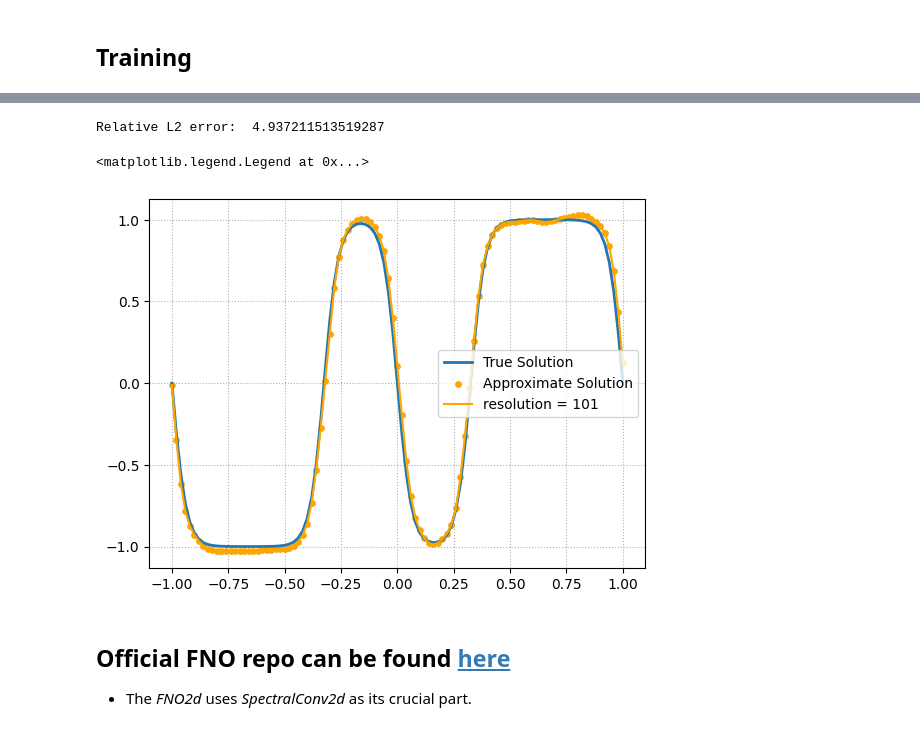
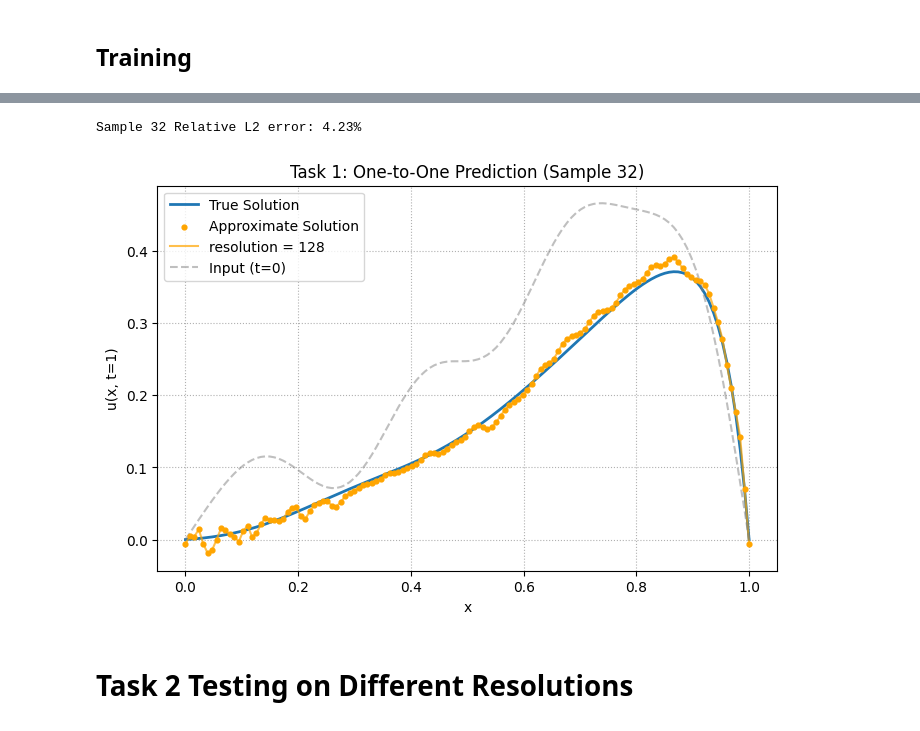
Before and after one commit to S1ntax3rror/AIinScienceAndEng26, a Jupyter notebook: FNO_for_DynamicalSystem/FNO_for_a_dynamical_system.ipynb, the cells around one changed output, grey strips where cells are left out. Cells and saved outputs as stored; diff of their text form; code cells hidden in the pictures.

Commit message:
completed task1 and 2

```diff
--- a/FNO_for_DynamicalSystem/FNO_for_a_dynamical_system.ipynb
+++ b/FNO_for_DynamicalSystem/FNO_for_a_dynamical_system.ipynb
@@ -204,7 +162,7 @@ step_size = 50
 gamma = 0.5
 # %%
 modes = 16
-width = 64
+width = 128
 fno = FNO1d(modes, width) # model
 # %% [markdown]
 ## Training
@@ -279,31 +281,0 @@ Relative L2 error:  4.240896701812744
-# %%
-subsample = 10 #Subsample the test to see the resolution invarianve properties
-
-idx_data = 12
-input_function_test_n = input_function_test[idx_data, ::subsample].unsqueeze(0)
-output_function_test_n = output_function_test[idx_data, ::subsample].unsqueeze(0)
-res = output_function_test_n.shape[1]
-
-
-output_function_test_pred_n = fno(input_function_test_n)
-
-
-plt.figure()
-plt.grid(True, which="both", ls=":")
-plt.plot(input_function_test_n[0,:,1].detach(), output_function_test_n[0].detach(), label="True Solution", c="C0", lw=2)
-plt.scatter(input_function_test_n[0,:,1].detach(), output_function_test_pred_n[0].detach(), label="Approximate Solution", s=15 ,color = "orange")
-plt.plot(input_function_test_n[0,:,1].detach(), output_function_test_pred_n[0].detach(), color = "orange", label = f"resolution = {res}")
-
-p = 2
-err = (torch.mean(abs(output_function_test_n.detach().reshape(-1, ) - output_function_test_pred_n.detach().reshape(-1, )) ** p) / torch.mean(abs(output_function_test_n.detach()) ** p)) ** (1 / p) * 100
-print("Relative L2 error: ", err.item())
-plt.legend()
-# %% [output]
-Relative L2 error:  4.937211513519287
-<matplotlib.legend.Legend at 0x...>
-[figure, removed]
-# %% [markdown]
-
-## Official FNO repo can be found [here](https://github.com/neuraloperator/neuraloperator/tree/main/neuralop/models)
-
-- The *FNO2d* uses *SpectralConv2d* as its crucial part.
@@ -410,0 +282,42 @@ class FNO2d(nn.Module):
+# %%
+idx_data = 32
+
+raw_input = data_test_128[idx_data, 0, :]
+raw_target = data_test_128[idx_data, 4, :]
+
+input_tensor = raw_input.unsqueeze(0).unsqueeze(-1)
+
+fno.eval()
+with torch.no_grad():
+    pred_tensor = fno(input_tensor).squeeze()
+
+res = raw_target.shape[0]
+x_grid = np.linspace(0, 1, res)
+
+plt.figure(figsize=(8, 5))
+plt.grid(True, which="both", ls=":")
+
+plt.plot(x_grid, raw_target.numpy(), label="True Solution", c="C0", lw=2)
+
+plt.scatter(x_grid, pred_tensor.numpy(), label="Approximate Solution", s=12, c="orange", zorder=3)
+plt.plot(x_grid, pred_tensor.numpy(), color="orange", label=f"resolution = {res}", alpha=0.7)
+
+plt.plot(x_grid, raw_input.numpy(), label="Input (t=0)", c="gray", ls="--", alpha=0.5)
+
+p = 2
+diff = torch.norm(raw_target - pred_tensor, p=p)
+true_norm = torch.norm(raw_target, p=p)
+err = (diff / true_norm) * 100
+
+print(f"Sample {idx_data} Relative L2 error: {err.item():.2f}%")
+
+plt.legend()
+plt.xlabel("x")
+plt.ylabel("u(x, t=1)")
+plt.title(f"Task 1: One-to-One Prediction (Sample {idx_data})")
+plt.show()
+# %% [output]
+Sample 32 Relative L2 error: 4.23%
+[figure, added]
+# %% [markdown]
+# Task 2 Testing on Different Resolutions
```
Also changed, not shown: parts of 25 cells of this notebook, 1 other file.
